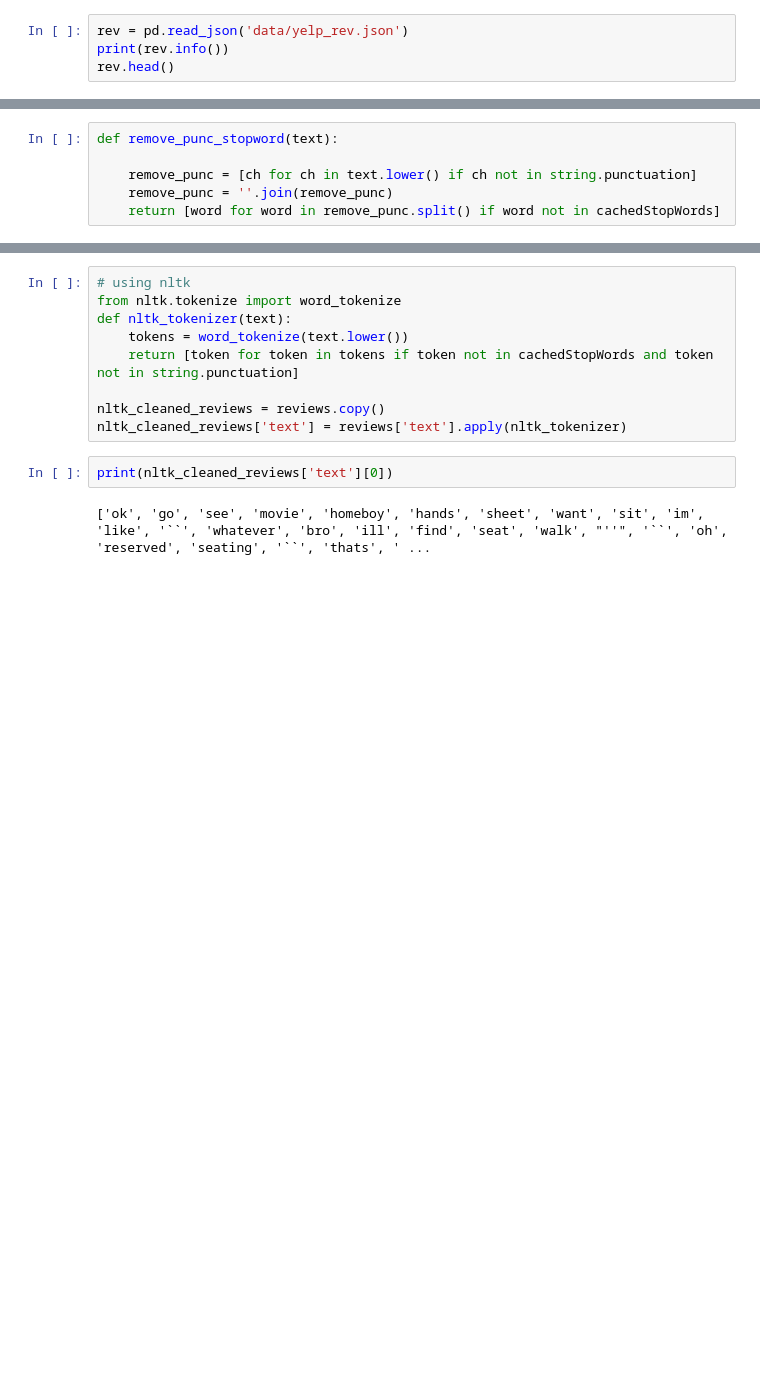
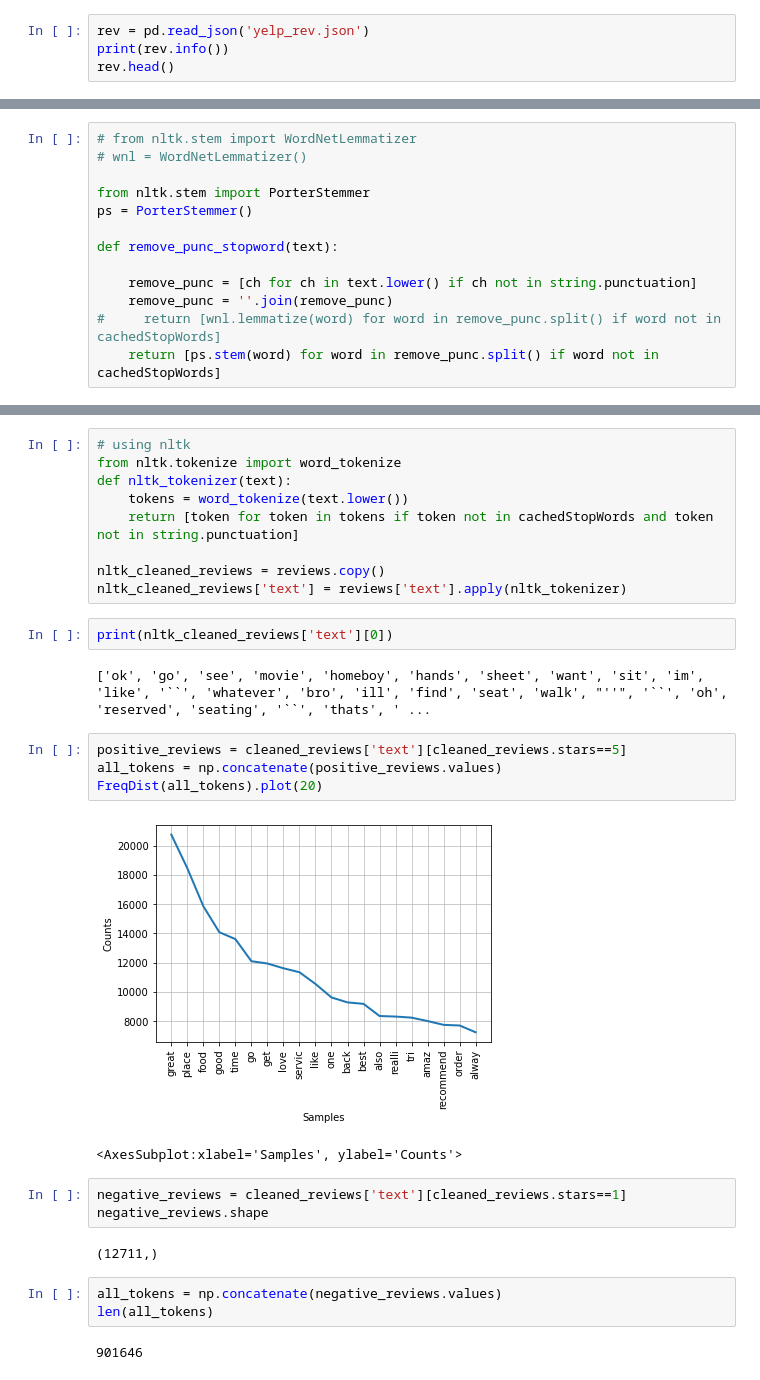
Before and after one commit to Me-HDi/reviews-classification, a Jupyter notebook: yelp-classification.ipynb, the cells around one changed output, grey strips where cells are left out. Cells and saved outputs as stored; diff of their text form; blank space fills up the shorter version.

```diff
--- a/yelp-classification.ipynb
+++ b/yelp-classification.ipynb
@@ -18,7 +18,7 @@ data/yelp_rev.json  100%[===================>]  66.89M  1.24MB/s    in 53s
 
 2022-04-29 17:41:41 (1.25 MB/s) - ‘data/yelp_rev.json’ saved [70142708/70142708]
 # %%
-rev = pd.read_json('data/yelp_rev.json')
+rev = pd.read_json('yelp_rev.json')
 print(rev.info())
 rev.head()
 # %% [output]
@@ -72,6 +79,13 @@ string.punctuation
 # %%
+# from nltk.stem import WordNetLemmatizer
+# wnl = WordNetLemmatizer()
+
+from nltk.stem import PorterStemmer
+ps = PorterStemmer()
+
 def remove_punc_stopword(text):
 
     remove_punc = [ch for ch in text.lower() if ch not in string.punctuation]
     remove_punc = ''.join(remove_punc)
-    return [word for word in remove_punc.split() if word not in cachedStopWords]
+#     return [wnl.lemmatize(word) for word in remove_punc.split() if word not in cachedStopWords]
+    return [ps.stem(word) for word in remove_punc.split() if word not in cachedStopWords]
@@ -110,3 +140,20 @@ nltk_cleaned_reviews['text'] = reviews['text'].apply(nltk_tokenizer)
 print(nltk_cleaned_reviews['text'][0])
 # %% [output]
 ['ok', 'go', 'see', 'movie', 'homeboy', 'hands', 'sheet', 'want', 'sit', 'im', 'like', '``', 'whatever', 'bro', 'ill', 'find', 'seat', 'walk', "''", '``', 'oh', 'reserved', 'seating', '``', 'thats', ' ...
+# %%
+positive_reviews = cleaned_reviews['text'][cleaned_reviews.stars==5]
+all_tokens = np.concatenate(positive_reviews.values)
+FreqDist(all_tokens).plot(20)
+# %% [output]
+[figure, added]
+<AxesSubplot:xlabel='Samples', ylabel='Counts'>
+# %%
+negative_reviews = cleaned_reviews['text'][cleaned_reviews.stars==1]
+negative_reviews.shape
+# %% [output]
+(12711,)
+# %%
+all_tokens = np.concatenate(negative_reviews.values)
+len(all_tokens)
+# %% [output]
+901646
```
Also changed, not shown: parts of 25 cells of this notebook.
